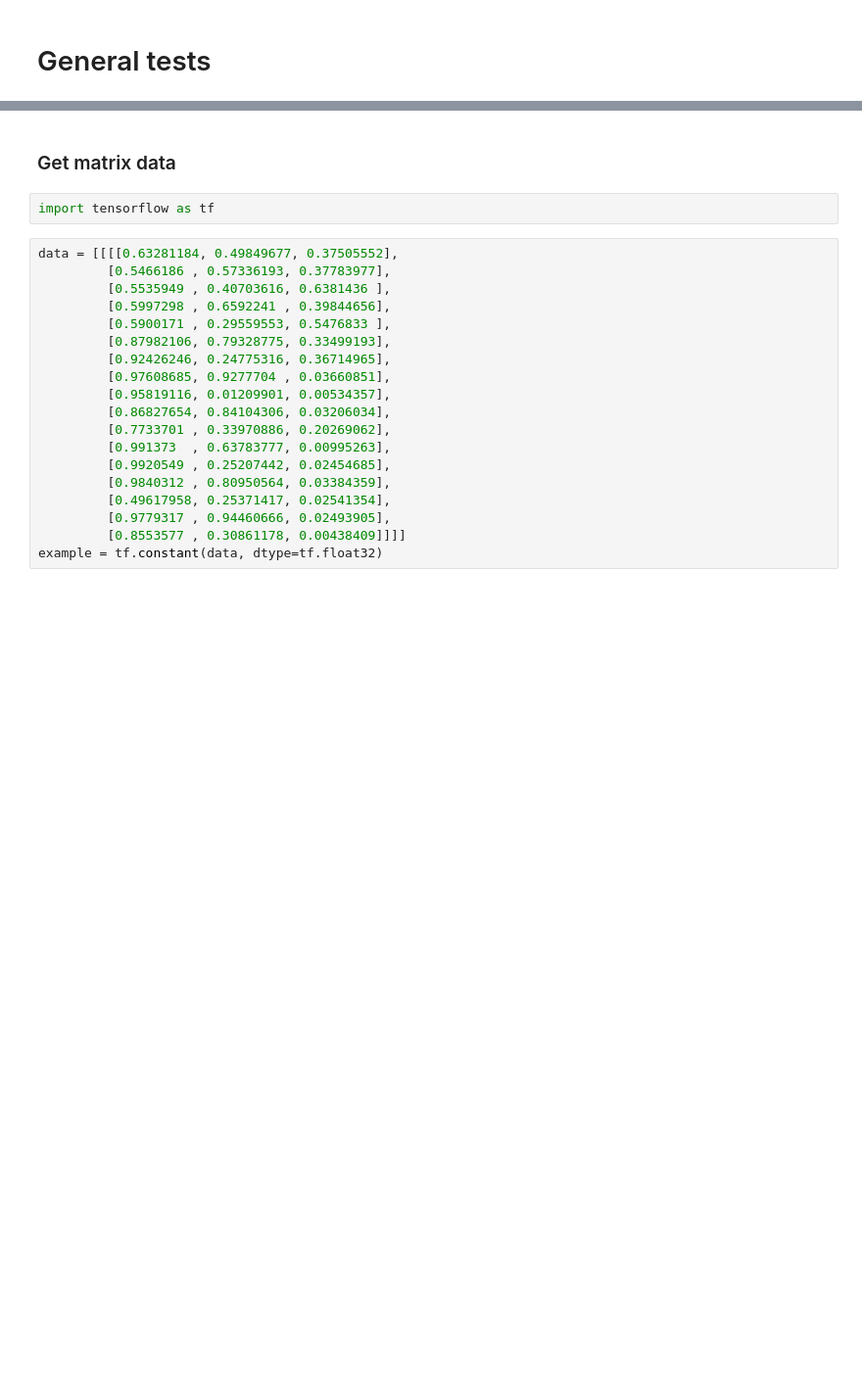
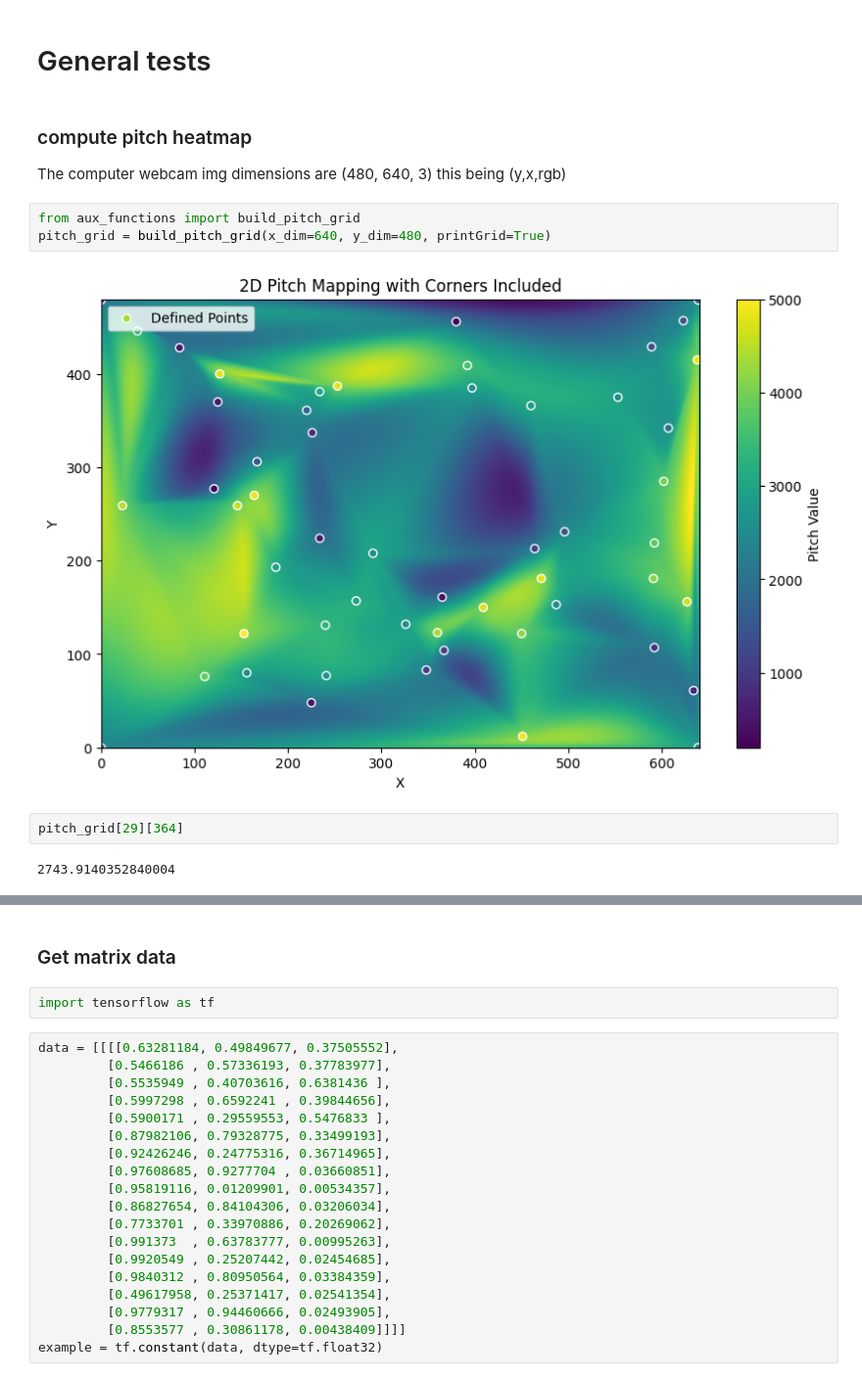
Before and after one commit to inesbroto/playncer, a Jupyter notebook: tests.ipynb, the cells around one changed output, grey strips where cells are left out. Shown at 98% size. Cells and saved outputs as stored; diff of their text form; blank space fills up the shorter version.

Commit message:
pitchgrid creation
also added the webcam class script To Be written

```diff
--- a/tests.ipynb
+++ b/tests.ipynb
@@ -1,2 +1,14 @@
 # %% [markdown]
 # General tests
+# %% [markdown]
+### compute pitch heatmap
+The computer webcam img dimensions are (480, 640, 3) this being (y,x,rgb)
+# %%
+from aux_functions import build_pitch_grid
+pitch_grid = build_pitch_grid(x_dim=640, y_dim=480, printGrid=True)
+# %% [output]
+[figure, added]
+# %%
+pitch_grid[29][364]
+# %% [output]
+2743.9140352840004
```
Also changed, not shown: parts of 2 cells of this notebook, 3 other files.
